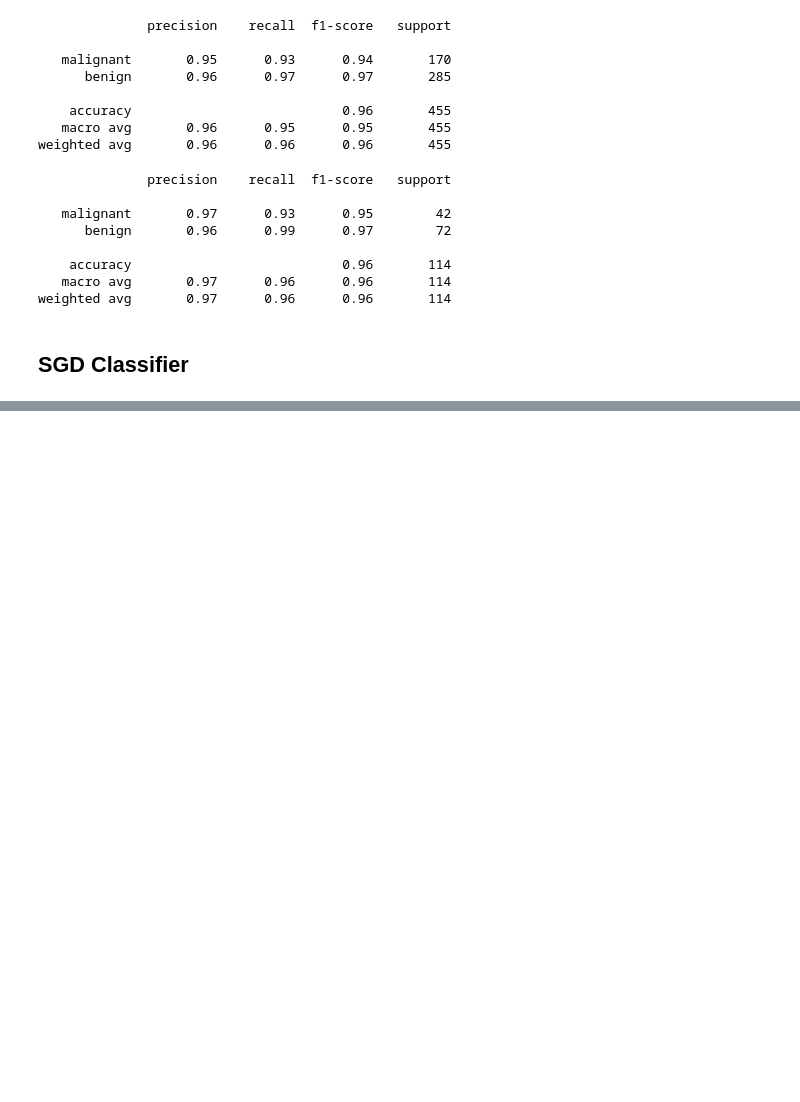
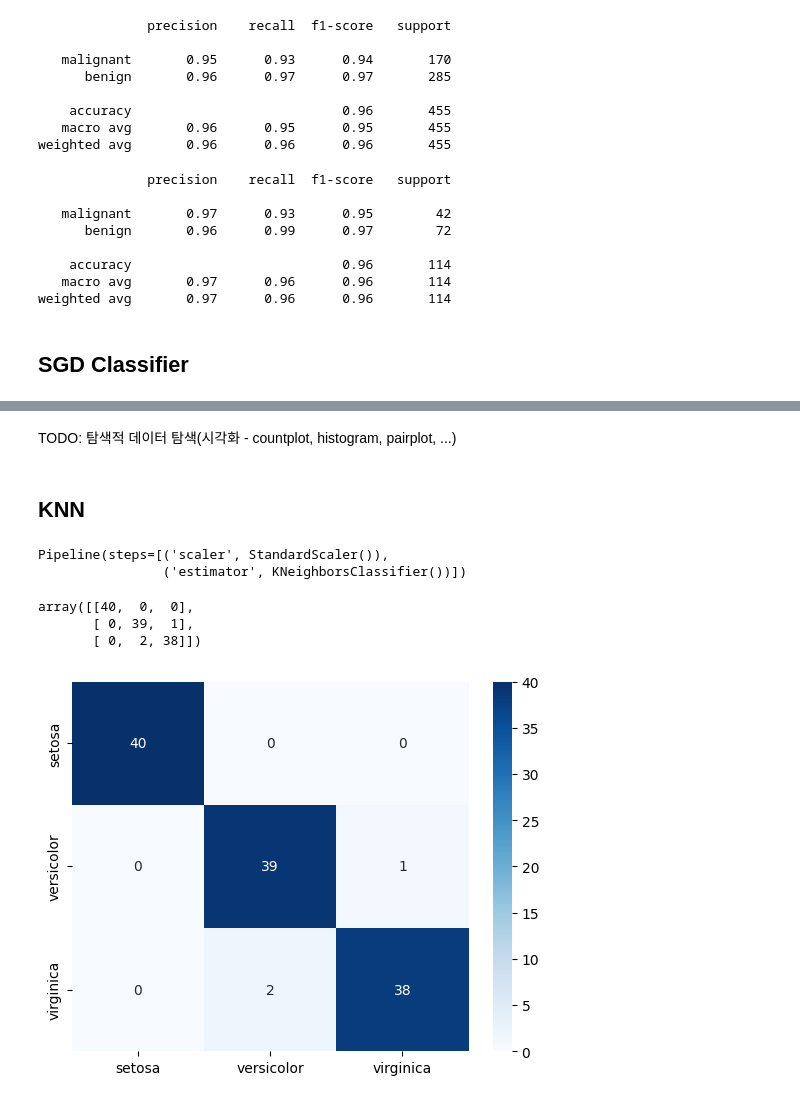
Before and after one commit to YounJJ/202511_BD53, a Jupyter notebook: lab_ml/ml09_classification.ipynb, the cells around one changed output, grey strips where cells are left out. Cells and saved outputs as stored; diff of their text form; code cells hidden in the pictures; blank space fills up the shorter version.

```diff
--- a/lab_ml/ml09_classification.ipynb
+++ b/lab_ml/ml09_classification.ipynb
@@ -371,0 +451,2 @@ weighted avg       0.97      0.96      0.96       114
+# %% [markdown]
+TODO: 탐색적 데이터 탐색(시각화 - countplot, histogram, pairplot, ...)
@@ -371,0 +459,25 @@ weighted avg       0.97      0.96      0.96       114
+# %% [markdown]
+## KNN
+# %%
+pipe = Pipeline(steps=[('scaler', StandardScaler()),
+                       ('estimator', KNeighborsClassifier())])
+# %%
+pipe.fit(X=x_train, y=y_train)  # ML 모델 훈련
+# %% [output]
+Pipeline(steps=[('scaler', StandardScaler()),
+                ('estimator', KNeighborsClassifier())])
+# %%
+train_pred = pipe.predict(X=x_train)  # 훈련 셋 예측값
+# %%
+cm_train = confusion_matrix(y_true=y_train, y_pred=train_pred)
+cm_train
+# %% [output]
+array([[40,  0,  0],
+       [ 0, 39,  1],
+       [ 0,  2, 38]])
+# %%
+sns.heatmap(data=cm_train, cmap="Blues", annot=True,
+            xticklabels=iris.target_names, yticklabels=iris.target_names)
+plt.show()
+# %% [output]
+[figure, added]
```
Also changed, not shown: parts of 73 cells of this notebook.
